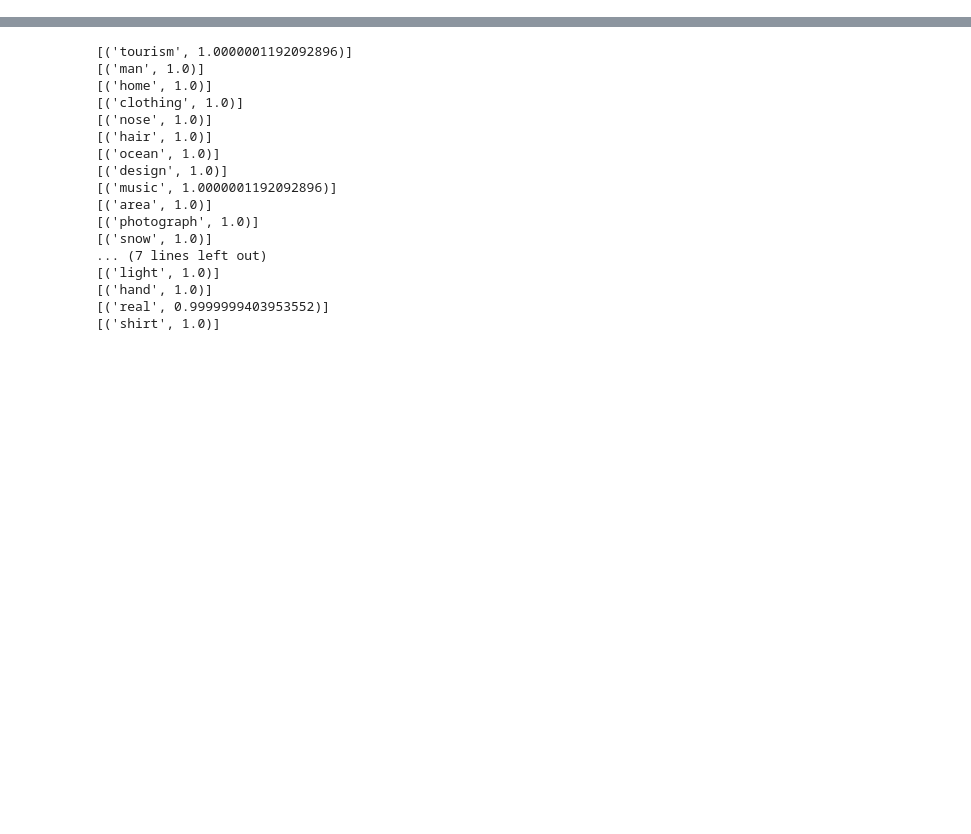
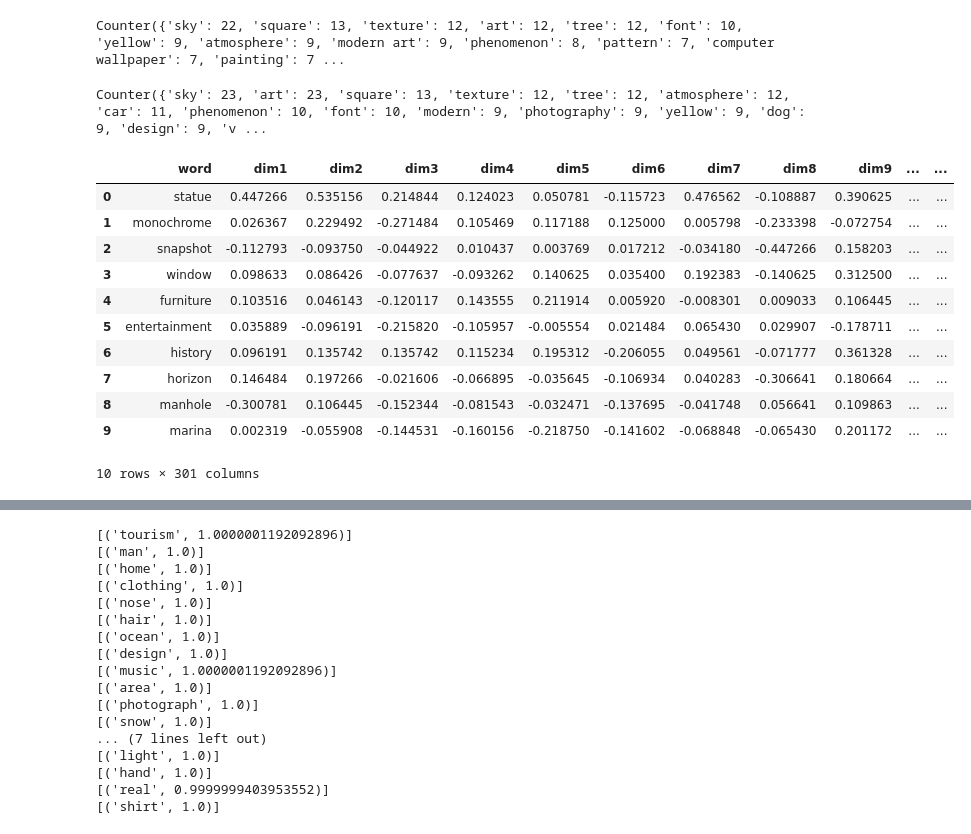
Before and after one commit to uns1/SocMedia_Analytics_DNN, a Jupyter notebook: Instagram_Analytics.ipynb, the cells around one changed output, grey strips where cells are left out. Drawn from its saved outputs; the diff is of its cells as text; code cells hidden in the pictures; blank space fills up the shorter version.

```diff
--- a/Instagram_Analytics.ipynb
+++ b/Instagram_Analytics.ipynb
@@ -255,0 +19,25 @@ plt.show()
+# %%
+import io
+import os
+import gensim
+
+# Enter the path to the word2vec .bin file
+word2vec_location = 'cnn-text-classification-tf-master\data\input\word_embeddings\GoogleNews-vectors-negative300.bin'
+
+# Load Google's pre-trained Word2Vec model.
+model = gensim.models.KeyedVectors.load_word2vec_format(word2vec_location, binary=True)
+
+# Imports the Google Cloud client library
+from google.cloud import vision
+from google.cloud.vision import types
+
+# Instantiates a client
+client = vision.ImageAnnotatorClient()
+
+# This downloads all the photos from (my) username unsaifi and stores it in a directory of the same name.
+#!instagram-scraper unsaifi
+
+
+# The name of the image file to annotate
+insta_username = 'usaifi'
+dir_name = 'insta_data/' + str(insta_username)
@@ -255,0 +102,20 @@ plt.show()
+# %%
+# Examine the frequency of labels returned for our images
+from collections import Counter
+counts = Counter(labels_desc)
+print(counts)
+# %% [output]
+Counter({'sky': 22, 'square': 13, 'texture': 12, 'art': 12, 'tree': 12, 'font': 10, 'yellow': 9, 'atmosphere': 9, 'modern art': 9, 'phenomenon': 8, 'pattern': 7, 'computer wallpaper': 7, 'painting': 7 ...
+# %%
+# Some labels returned might have two terms in them e.g. 'christmas lights'. I choose to break these up.
+
+labels_single = []
+for i in labels_desc:
+    for j in i.split():
+        labels_single.append(j)
+
+from collections import Counter
+counts_single = Counter(labels_single)
+print(counts_single)
+# %% [output]
+Counter({'sky': 23, 'art': 23, 'square': 13, 'texture': 12, 'tree': 12, 'atmosphere': 12, 'car': 11, 'phenomenon': 10, 'font': 10, 'modern': 9, 'photography': 9, 'yellow': 9, 'dog': 9, 'design': 9, 'v ...
@@ -255,0 +135,25 @@ plt.show()
+# %%
+import pandas as pd
+
+# Create DF, rename columns
+
+df = pd.DataFrame(word_df)
+
+df.rename(columns=lambda x: 'dim'+str(x) if x != 0 else 'word',inplace=True)
+X = df.drop('word', axis=1)
+y = df['word']
+
+df.head(10)
+# %% [output]
+|  | word | dim1 | dim2 | dim3 | dim4 | dim5 | dim6 | dim7 | dim8 | dim9 | ... | ... |
+| 0 | statue | 0.447266 | 0.535156 | 0.214844 | 0.124023 | 0.050781 | -0.115723 | 0.476562 | -0.108887 | 0.390625 | ... | ... |
+| 1 | monochrome | 0.026367 | 0.229492 | -0.271484 | 0.105469 | 0.117188 | 0.125000 | 0.005798 | -0.233398 | -0.072754 | ... | ... |
+| 2 | snapshot | -0.112793 | -0.093750 | -0.044922 | 0.010437 | 0.003769 | 0.017212 | -0.034180 | -0.447266 | 0.158203 | ... | ... |
+| 3 | window | 0.098633 | 0.086426 | -0.077637 | -0.093262 | 0.140625 | 0.035400 | 0.192383 | -0.140625 | 0.312500 | ... | ... |
+| 4 | furniture | 0.103516 | 0.046143 | -0.120117 | 0.143555 | 0.211914 | 0.005920 | -0.008301 | 0.009033 | 0.106445 | ... | ... |
+| 5 | entertainment | 0.035889 | -0.096191 | -0.215820 | -0.105957 | -0.005554 | 0.021484 | 0.065430 | 0.029907 | -0.178711 | ... | ... |
+| 6 | history | 0.096191 | 0.135742 | 0.135742 | 0.115234 | 0.195312 | -0.206055 | 0.049561 | -0.071777 | 0.361328 | ... | ... |
+| 7 | horizon | 0.146484 | 0.197266 | -0.021606 | -0.066895 | -0.035645 | -0.106934 | 0.040283 | -0.306641 | 0.180664 | ... | ... |
+| 8 | manhole | -0.300781 | 0.106445 | -0.152344 | -0.081543 | -0.032471 | -0.137695 | -0.041748 | 0.056641 | 0.109863 | ... | ... |
+| 9 | marina | 0.002319 | -0.055908 | -0.144531 | -0.160156 | -0.218750 | -0.141602 | -0.068848 | -0.065430 | 0.201172 | ... | ... |
+10 rows × 301 columns
```
Also changed, not shown: parts of 32 cells of this notebook.
